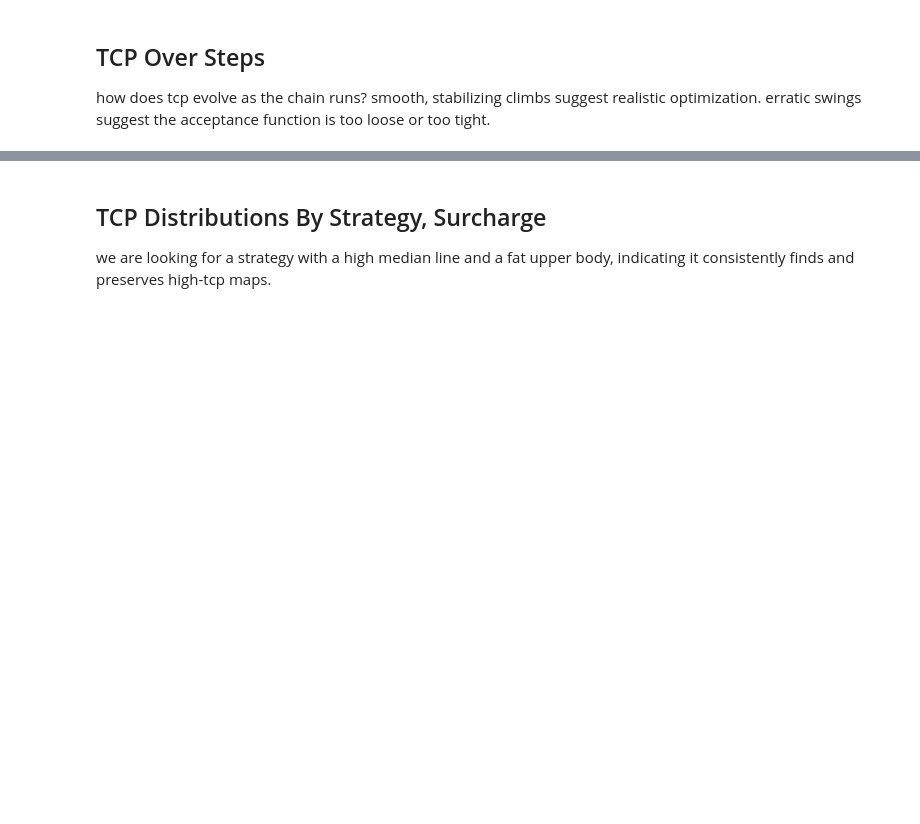
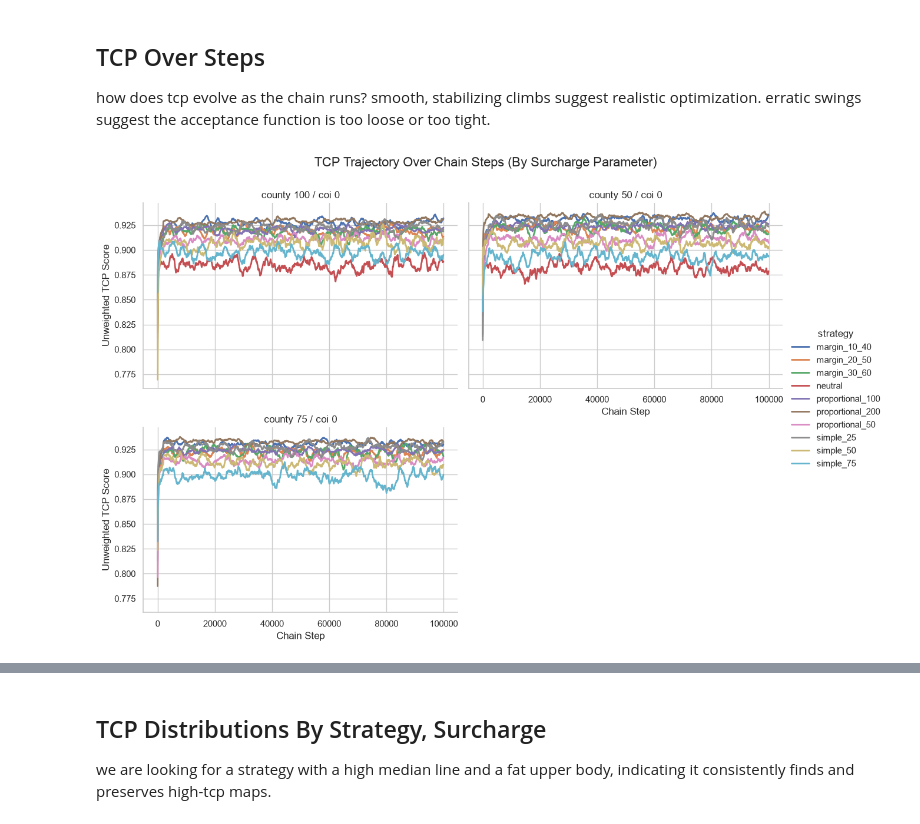
Before and after one commit to jevonlipsey/coi-preservation-project, a Jupyter notebook: analysis/results_viz.ipynb, the cells around one changed output, grey strips where cells are left out. Drawn from its saved outputs; the diff is of its cells as text; code cells hidden in the pictures; blank space fills up the shorter version.

```diff
--- a/analysis/results_viz.ipynb
+++ b/analysis/results_viz.ipynb
@@ -23,35 +23,29 @@ sns.set_theme(style='whitegrid')
 ### load and aggregate all experiment csvs
 RESULTS_DIR = 'results'
 TCP_COL = 'unweighted_tcp_score'
-
 csv_files = sorted(glob.glob(f'{RESULTS_DIR}/*/*.csv'))
 print(f'found {len(csv_files)} result files')
-
 ### known strategies - order matters for matching multi-token names first
 STRATEGY_LIST = [
     'proportional_50', 'proportional_100', 'proportional_200',
     'margin_10_40', 'margin_20_50', 'margin_30_60',
-    'simple_25', 'simple_50', 'simple_75',
+    'simple_25', 'simple_50', 'simple_75', 'neutral',
 ]
-
 CLASS_MAP = {
     'proportional': 'Proportional',
     'margin': 'Margin',
     'simple': 'Simple',
+    'neutral': 'Baseline',
 }
-
 summary_rows = []
 trace_frames = []  # flat list, no dict key collision
-
 for fpath in csv_files:
     df = pd.read_csv(fpath)
     basename = os.path.basename(fpath)
-
     ### parse surcharges from directory name
     m = re.search(r'county_(\d+)_coi_(\d+)', fpath)
     county_surcharge = int(m.group(1)) if m else 0
     coi_surcharge = int(m.group(2)) if m else 100
-
     ### match strategy name
     strategy = 'unknown'
     strategy_class = 'Other'
@@ -60,10 +54,10 @@ for fpath in csv_files:
             strategy = s
             strategy_class = CLASS_MAP[s.split('_')[0]]
             break
-
     ### surcharge label for plotting (e.g. "county 0 / coi 100")
+    v_match = re.search(r'_v(\d+)\.csv', fpath)
+    replica = f'v{v_match.group(1)}' if v_match else 'v1'
     surcharge_label = f'county {county_surcharge} / coi {coi_surcharge}'
-
     summary_rows.append({
         'strategy': strategy,
         'strategy_class': strategy_class,
@@ -74,27 +68,23 @@ for fpath in csv_files:
         'max_tcp': df[TCP_COL].max(),
         'min_tcp': df[TCP_COL].min(),
         'mean_county_splits': df['county_split_count'].mean(),
-        'mean_accept_rate': df['rolling_accept_rate'].mean() if 'rolling_accept_rate' in df.columns else np.nan,
+
     })
-
     ### thin trace to every 100th row for plotting
-    t = df[['step', TCP_COL, 'county_split_count', 'rolling_accept_rate']].iloc[::100].copy()
+    t = df[['step', TCP_COL, 'county_split_count']].iloc[::100].copy()
     t['strategy'] = strategy
     t['strategy_class'] = strategy_class
     t['county_surcharge'] = county_surcharge
     t['coi_surcharge'] = coi_surcharge
     t['surcharge_label'] = surcharge_label
+    t['replica'] = replica
     trace_frames.append(t)
-
 master_df = pd.DataFrame(summary_rows)
 traces = pd.concat(trace_frames, ignore_index=True)
-
 ### enforce ordering
-CLASS_ORDER = ['Proportional', 'Margin', 'Simple']
+CLASS_ORDER = ['Proportional', 'Margin', 'Simple', 'Baseline']
 traces['strategy_class'] = pd.Categorical(traces['strategy_class'], categories=CLASS_ORDER, ordered=True)
-
 surcharge_order = sorted(traces['surcharge_label'].unique())
 traces['surcharge_label'] = pd.Categorical(traces['surcharge_label'], categories=surcharge_order, ordered=True)
-
 print(f'loaded {len(master_df)} runs across {traces["surcharge_label"].nunique()} surcharge configs')
 display(master_df.head(10))
@@ -134,24 +140,26 @@ too loose or too tight.
 # %%
 ### tcp trajectory by strategy, faceted by surcharge config
 grouped_traces = traces.groupby(['step', 'surcharge_label', 'strategy'], observed=True).mean(numeric_only=True).reset_index()
-
+grouped_traces = grouped_traces.sort_values(['surcharge_label', 'strategy', 'step'])
+grouped_traces[TCP_COL] = grouped_traces.groupby(['surcharge_label', 'strategy'], observed=True)[TCP_COL].transform(lambda x: x.rolling(20, min_periods=1).mean())
 g = sns.relplot(
     data=grouped_traces,
     x='step',
     y=TCP_COL,
     hue='strategy',
     col='surcharge_label',
     col_wrap=2,
     kind='line',
     height=4,
     aspect=1.5,
     linewidth=2
 )
-
 g.set_axis_labels('Chain Step', 'Unweighted TCP Score')
 g.set_titles('{col_name}')
 g.fig.suptitle('TCP Trajectory Over Chain Steps (By Surcharge Parameter)', y=1.05, fontsize=16)
 plt.show()
+# %% [output]
+[figure, added]
 # %%
 # filter based on the top 3 we think we like
 top_strategies = ['margin_10_40', 'proportional_100', 'simple_50']
```
Also changed, not shown: parts of 7 cells of this notebook.
